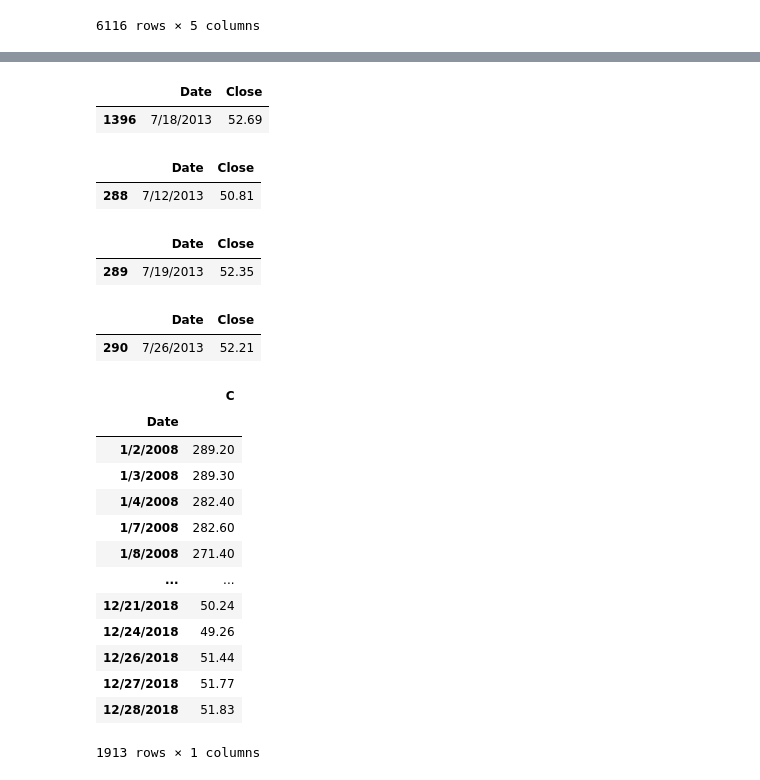
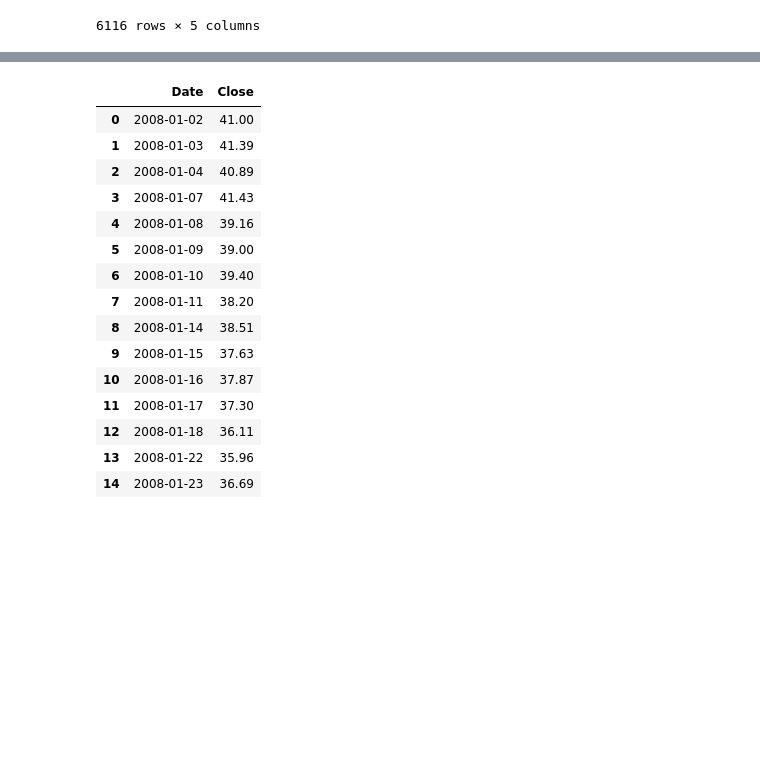
Before and after one commit to chaka37/Project1, a Jupyter notebook: notebooks/tempest.ipynb, the cells around one changed output, grey strips where cells are left out. Saved outputs shown, nothing was run; the diff lists cells and outputs as text; code cells hidden in the pictures; blank space fills up the shorter version.

Commit message:
pushing visualizations for at&t data

```diff
--- a/notebooks/tempest.ipynb
+++ b/notebooks/tempest.ipynb
@@ -581,44 +417,23 @@ citi_dtb4
-# %%
-citi_dtaft = citi_daily.loc[citi_daily["Date"] == "7/18/2013"]
-citi_dtaft
-# %% [output]
-|  | Date | Close |
-| 1396 | 7/18/2013 | 52.69 |
-# %%
-citi_wkb4 = citi_weekly.loc[citi_weekly["Date"] == "7/12/2013"]
-citi_wkb4
-# %% [output]
-|  | Date | Close |
-| 288 | 7/12/2013 | 50.81 |
-# %%
-citi_wkof = citi_weekly.loc[citi_weekly["Date"] == "7/19/2013"]
-citi_wkof
-# %% [output]
-|  | Date | Close |
-| 289 | 7/19/2013 | 52.35 |
-# %%
-citi_wkaft = citi_weekly.loc[citi_weekly["Date"] == "7/26/2013"]
-citi_wkaft
-# %% [output]
-|  | Date | Close |
-| 290 | 7/26/2013 | 52.21 |
-# %%
-citi_month = citi_daily[(citi_daily['Date'] < '6/19/2013') & (citi_daily['Date'] <= '8/14/2013')]
-citi_month.set_index("Date", inplace=True)
-citi_month = citi_month.rename(columns={"Close": "C"})
-citi_month
-# %% [output]
-|  | C |
-| Date |  |
-| 1/2/2008 | 289.20 |
-| 1/3/2008 | 289.30 |
-| 1/4/2008 | 282.40 |
-| 1/7/2008 | 282.60 |
-| 1/8/2008 | 271.40 |
-| ... | ... |
-| 12/21/2018 | 50.24 |
-| 12/24/2018 | 49.26 |
-| 12/26/2018 | 51.44 |
-| 12/27/2018 | 51.77 |
-| 12/28/2018 | 51.83 |
-1913 rows × 1 columns
+# %%
+#Read in at&t daily csv for stock analysis and how it affects the nasdaq
+att_daily = Path("../data/stock data/new AT&TDAILY .csv")
+att_daily = pd.read_csv(att_daily, infer_datetime_format=True, parse_dates=True,)
+att_daily = att_daily.sort_index()
+att_daily.head(15)
+# %% [output]
+|  | Date | Close |
+| 0 | 2008-01-02 | 41.00 |
+| 1 | 2008-01-03 | 41.39 |
+| 2 | 2008-01-04 | 40.89 |
+| 3 | 2008-01-07 | 41.43 |
+| 4 | 2008-01-08 | 39.16 |
+| 5 | 2008-01-09 | 39.00 |
+| 6 | 2008-01-10 | 39.40 |
+| 7 | 2008-01-11 | 38.20 |
+| 8 | 2008-01-14 | 38.51 |
+| 9 | 2008-01-15 | 37.63 |
+| 10 | 2008-01-16 | 37.87 |
+| 11 | 2008-01-17 | 37.30 |
+| 12 | 2008-01-18 | 36.11 |
+| 13 | 2008-01-22 | 35.96 |
+| 14 | 2008-01-23 | 36.69 |
```
Also changed, not shown: parts of 42 cells of this notebook, 18 other files.
